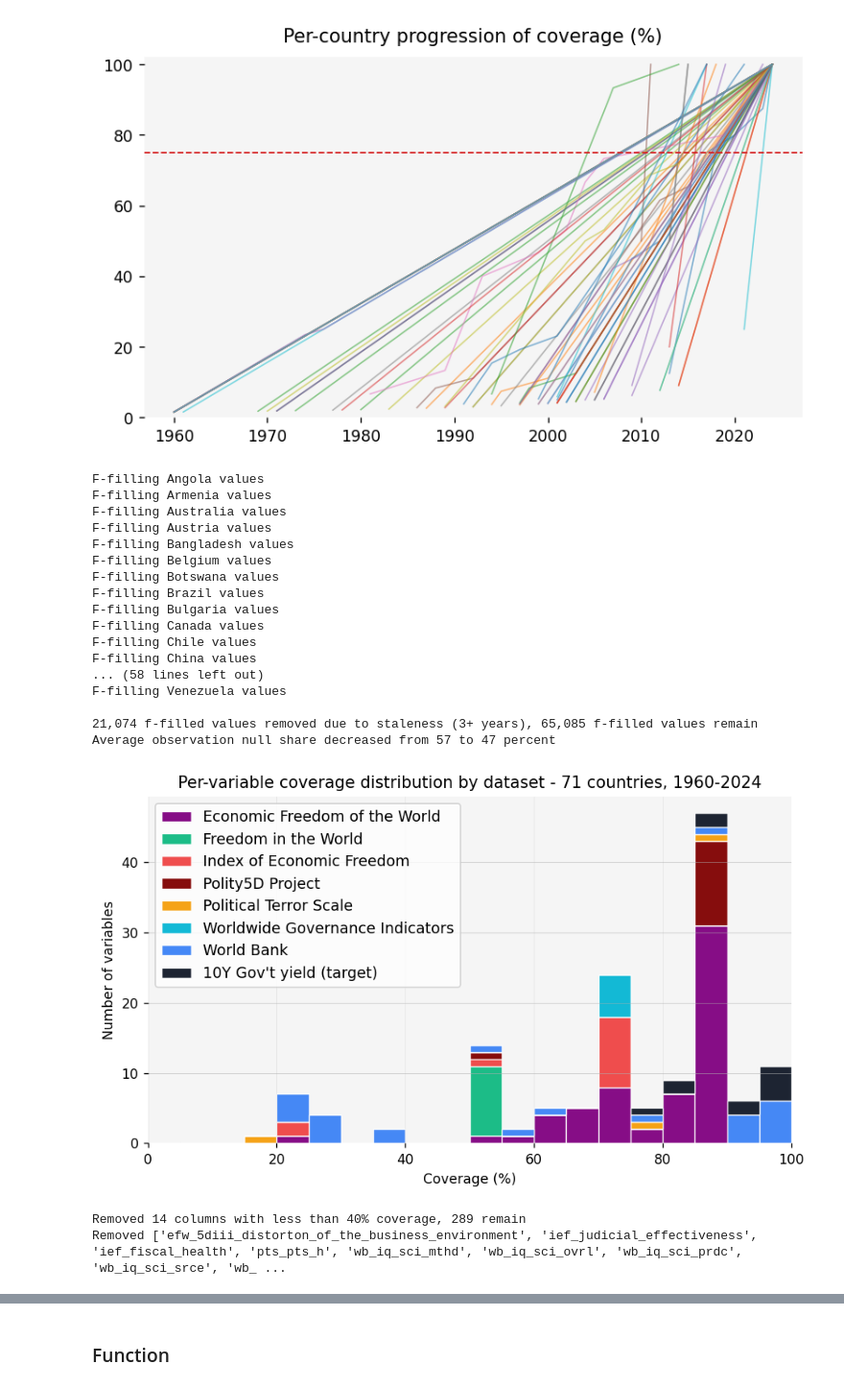
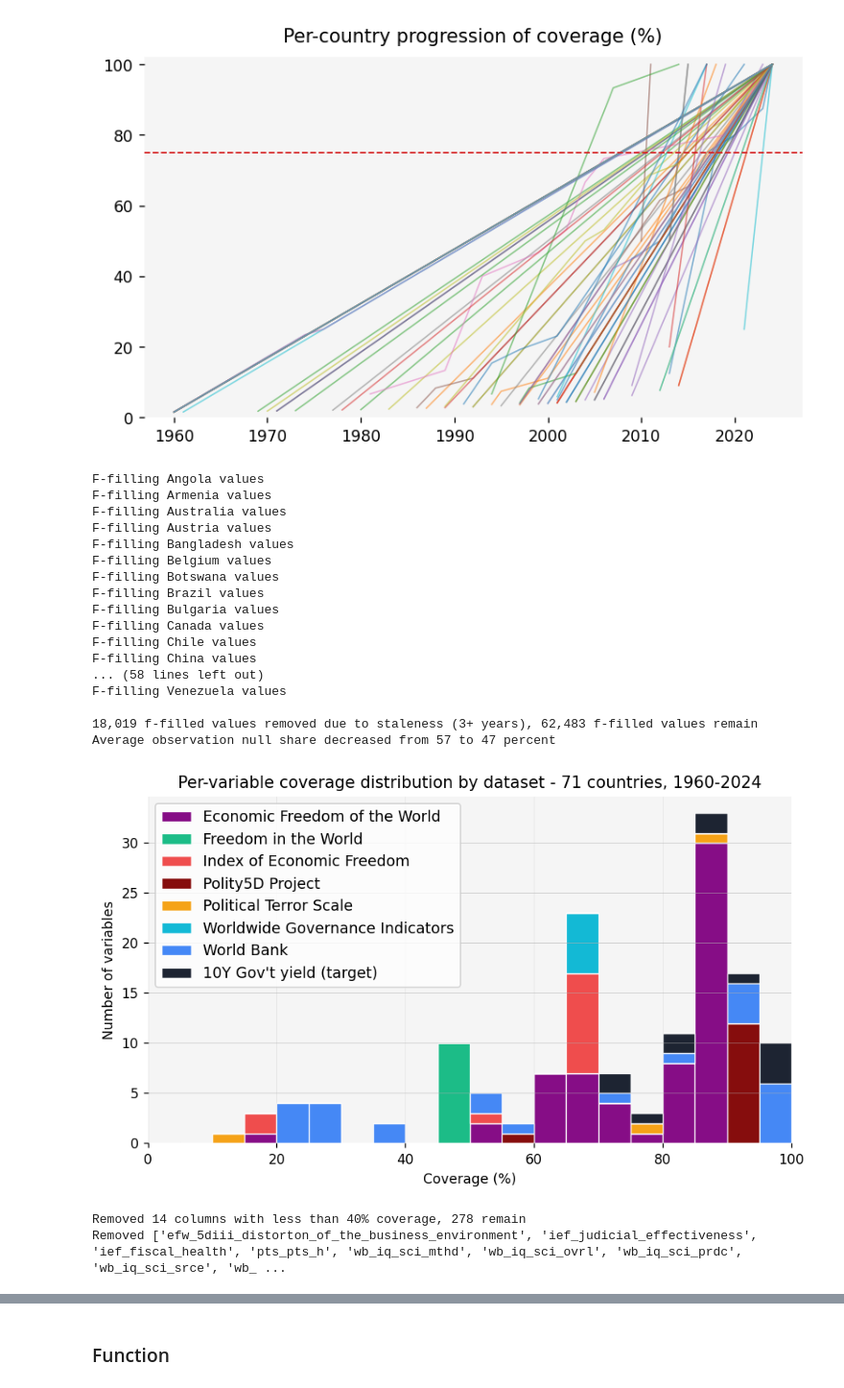
Before and after one commit to janjdarecki/instquality, a Jupyter notebook: 3. Run Lasso Ridge EN.ipynb, the cells around one changed output, grey strips where cells are left out. Shown at 96% size. Cells and saved outputs as stored; diff of their text form; code cells hidden in the pictures.

```diff
--- a/3. Run Lasso Ridge EN.ipynb
+++ b/3. Run Lasso Ridge EN.ipynb
@@ -112,6 +112,7 @@ df_ff = df_ff.drop(columns=["nulls_init", "nulls_ffill"])
 
 # drop _f metadata cols for further processing
 
+assert(df_ff.tgt_spread.notnull().sum()==df.tgt_spread.notnull().sum())
 fcols = [c for c in df_ff.columns if c.endswith("_f") and c != "fiw_f"]
 df = df_ff.drop(columns=fcols)
 # %% [output]
@@ -130,26 +131,26 @@ F-filling China values
 ... (58 lines left out)
 F-filling Venezuela values
 
-21,074 f-filled values removed due to staleness (3+ years), 65,085 f-filled values remain
+18,019 f-filled values removed due to staleness (3+ years), 62,483 f-filled values remain
 Average observation null share decreased from 57 to 47 percent
 # %%
 # show columns coverage
 
 from functions.plot import coverage_per_variable
 
-likely_df = df[df.tgt_spread.notna()]
+likely_df = df[df.tgt_spread_t1.notna()]
 coverage_per_variable(likely_df)
 
 # drop columns with less than 40% coverage
 
 coverage = likely_df.notna().mean()
 to_drop = coverage[coverage < 0.4].index
 df = df.drop(columns=to_drop)
 print(f"Removed {len(to_drop)} columns with less than 40% coverage, {df_ff.shape[1]} remain")
 print("Removed", to_drop.tolist() )
 # %% [output]
-[figure, old version]
+[figure, new version]
-Removed 14 columns with less than 40% coverage, 289 remain
+Removed 14 columns with less than 40% coverage, 278 remain
 Removed ['efw_5diii_distorton_of_the_business_environment', 'ief_judicial_effectiveness', 'ief_fiscal_health', 'pts_pts_h', 'wb_iq_sci_mthd', 'wb_iq_sci_ovrl', 'wb_iq_sci_prdc', 'wb_iq_sci_srce', 'wb_ ...
 # %%
 # create engineered variables for macro and IQ
```
Also changed, not shown: parts of 13 cells of this notebook, 2 other files.
